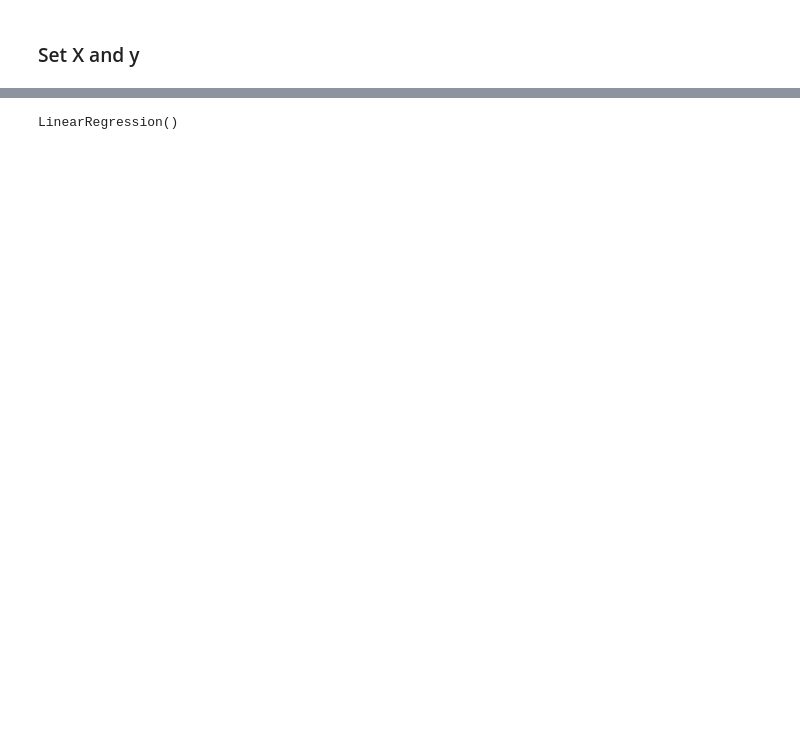
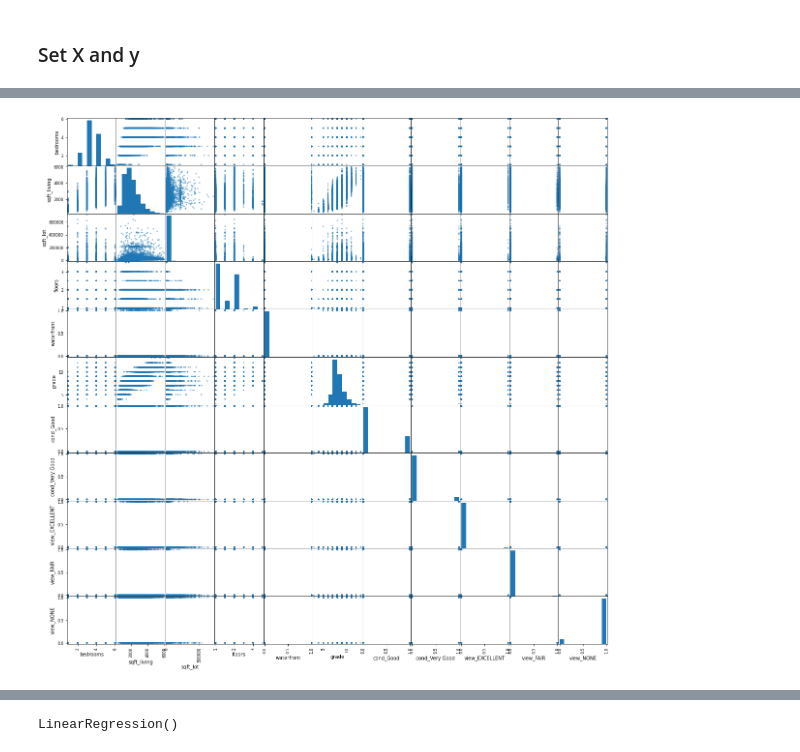
Before and after one commit to gzedwards/king-housing, a Jupyter notebook: index.ipynb, the cells around one changed output, grey strips where cells are left out. Drawn from its saved outputs; the diff is of its cells as text; code cells hidden in the pictures; blank space fills up the shorter version.

```diff
--- a/index.ipynb
+++ b/index.ipynb
@@ -378,0 +426,4 @@ sns.heatmap(data=corr,
+# %%
+pdrop = ['cond_Fair', 'cond_Poor', 'bathrooms', 'view_GOOD']
+# %%
+X2 = X.drop(pdrop, axis=1)
@@ -378,0 +487,4 @@ sns.heatmap(data=corr,
+# %%
+pd.plotting.scatter_matrix(X2, figsize=(20,20));
+# %% [output]
+[figure, added]
```
Also changed, not shown: parts of 145 cells of this notebook.
